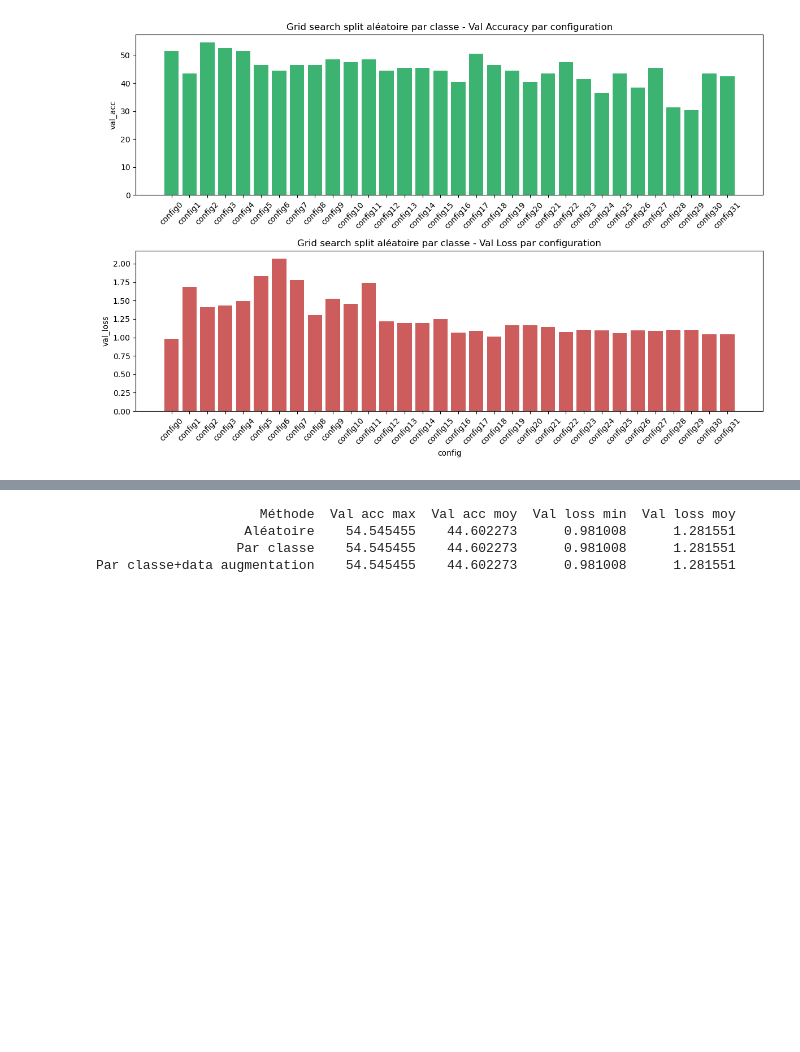
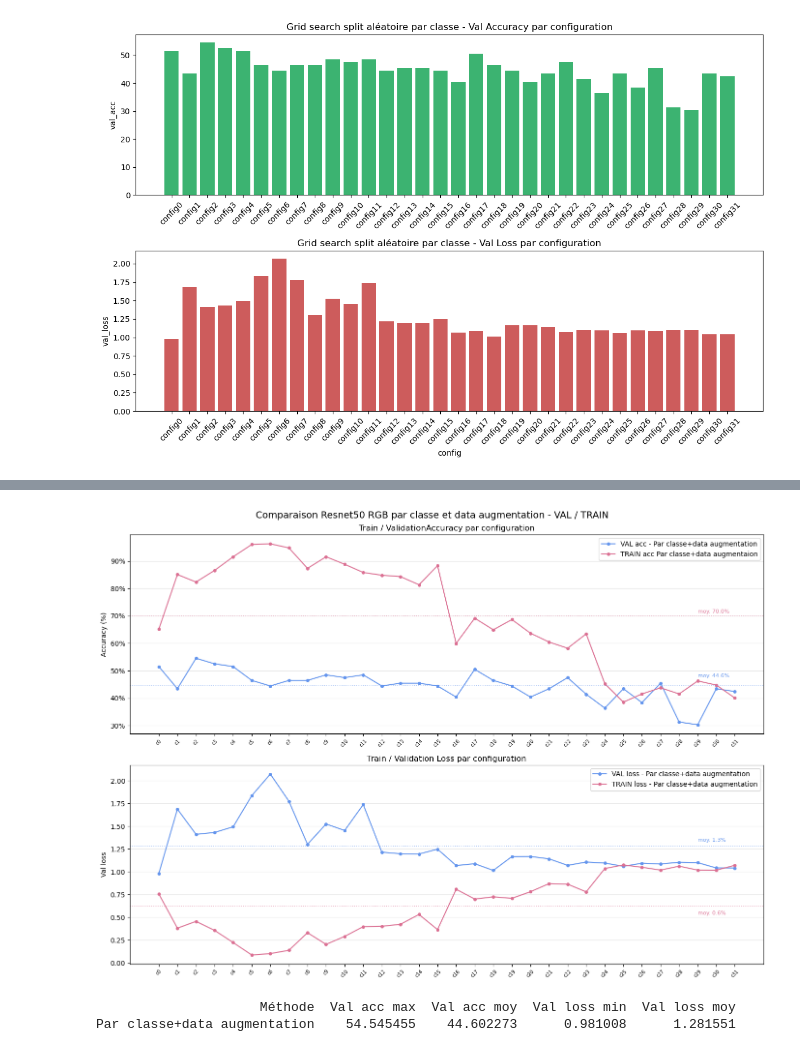
Before and after one commit to tinyhurricaneclarity/projet-deep-learning-m1, a Jupyter notebook: resnet50/src/resnet50_RGB/results/visualisation_grid_50_RGB.ipynb, the cells around one changed output, grey strips where cells are left out. Cells and saved outputs as stored; diff of their text form; code cells hidden in the pictures; blank space fills up the shorter version.

```diff
--- a/resnet50/src/resnet50_RGB/results/visualisation_grid_50_RGB.ipynb
+++ b/resnet50/src/resnet50_RGB/results/visualisation_grid_50_RGB.ipynb
@@ -96,6 +46,60 @@ plt.show()
+# %%
+#CLAUDE
+
+labels = [f"c{i}" for i in range(len(grid_par_classe_aug))]
+
+# --- Figure 1 : val_acc comparaison ---
+
+fig, axes = plt.subplots(2, 1, figsize=(14, 10))
+fig.suptitle("Comparaison Resnet50 RGB par classe et data augmentation - VAL / TRAIN", fontsize=14)
+
+ax1 = axes[0]
+ax1.plot(labels, grid_par_classe_aug["val_acc"],  color="cornflowerblue", linestyle="-",  marker="o", markersize=4, label="VAL acc - Par classe+data augmentation")
+ax1.plot(labels, grid_par_classe_aug["train_acc"],  color="palevioletred", linestyle="-",  marker="o", markersize=4, label="TRAIN acc Par classe+data augmentaion")
+ax1.axhline(grid_par_classe_aug["val_acc"].mean(),  color="cornflowerblue", linestyle=":", alpha=0.6, linewidth=1.2)
+ax1.axhline(grid_par_classe_aug["train_acc"].mean(),  color="palevioletred", linestyle=":", alpha=0.6, linewidth=1.2)
+ax1.set_ylabel("Accuracy (%)")
+ax1.set_title("Train / ValidationAccuracy par configuration")
+ax1.legend()
+ax1.set_xticks(range(len(labels)))
+ax1.set_xticklabels(labels, rotation=45, fontsize=7)
+ax1.yaxis.set_major_formatter(mticker.FormatStrFormatter("%.0f%%"))
+ax1.grid(axis="y", alpha=0.3)
+
+# Annotations moyennes
+ax1.annotate(f"moy. {grid_par_classe_aug['train_acc'].mean():.1f}%", xy=(31, grid_par_classe_aug["train_acc"].mean()),
+             xytext=(29, grid_par_classe_aug["train_acc"].mean() + 1), color="palevioletred", fontsize=8)
+ax1.annotate(f"moy. {grid_par_classe_aug['val_acc'].mean():.1f}%", xy=(31, grid_par_classe_aug["val_acc"].mean()), #défini les coordonnées du graphique
+             xytext=(29, grid_par_classe_aug["val_acc"].mean() + 3), color="cornflowerblue", fontsize=8) #défini les coordonnées précises du graphique ou doit s'afficher le texte
+
+# --- Figure 2 : val_loss comparaison ---
+ax2 = axes[1]
+ax2.plot(labels, grid_par_classe_aug["val_loss"],  color="cornflowerblue", linestyle="-",  marker="o", markersize=4, label="VAL loss - Par classe+data augmentation")
+ax2.plot(labels, grid_par_classe_aug["train_loss"],  color="palevioletred", linestyle="-",  marker="o", markersize=4, label="TRAIN loss - Par classe+data augmentation")
+ax2.axhline(grid_par_classe_aug["val_loss"].mean(),  color="cornflowerblue", linestyle=":", alpha=0.6, linewidth=1.2)
+ax2.axhline(grid_par_classe_aug["train_loss"].mean(),  color="palevioletred", linestyle=":", alpha=0.6, linewidth=1.2)
+ax2.set_ylabel("Val loss")
+ax2.set_title("Train / Validation Loss par configuration")
+ax2.legend()
+ax2.set_xticks(range(len(labels)))
+ax2.set_xticklabels(labels, rotation=45, fontsize=7)
+ax2.grid(axis="y", alpha=0.3)
+
+# Annotations moyennes
+ax2.annotate(f"moy. {grid_par_classe_aug['train_loss'].mean():.1f}%", xy=(31, grid_par_classe_aug["train_loss"].mean()),
+             xytext=(29, grid_par_classe_aug["train_loss"].mean() - 0.1 ), color="palevioletred", fontsize=8)
+ax2.annotate(f"moy. {grid_par_classe_aug['val_loss'].mean():.1f}%", xy=(31, grid_par_classe_aug["val_loss"].mean()), #défini les coordonnées du graphique
+             xytext=(29, grid_par_classe_aug["val_loss"].mean() + 0.05), color="cornflowerblue", fontsize=8) #défini les coordonnées précises du graphique ou doit s'afficher le texte
+
+
+plt.tight_layout()
+plt.savefig("comparison_val_metrics.png", dpi=150, bbox_inches="tight")
+plt.show()
+# %% [output]
+[figure, added]
 # %%
 summary = pd.DataFrame({
-    "Méthode":         ["Aléatoire",  "Par classe", "Par classe+data augmentation"],
+    "Méthode":         ["Par classe+data augmentation"],
     "Val acc max":     grid_par_classe_aug["val_acc"].max(),
     "Val acc moy":     grid_par_classe_aug["val_acc"].mean(),
     "Val loss min":    grid_par_classe_aug["val_loss"].min(),
@@ -105,6 +109,4 @@ summary = pd.DataFrame({
 print(summary.to_string(index=False))
 # %% [output]
                      Méthode  Val acc max  Val acc moy  Val loss min  Val loss moy
-                   Aléatoire    54.545455    44.602273      0.981008      1.281551
-                  Par classe    54.545455    44.602273      0.981008      1.281551
 Par classe+data augmentation    54.545455    44.602273      0.981008      1.281551
```
Also changed, not shown: parts of 1 cell of this notebook, 15 other files.
